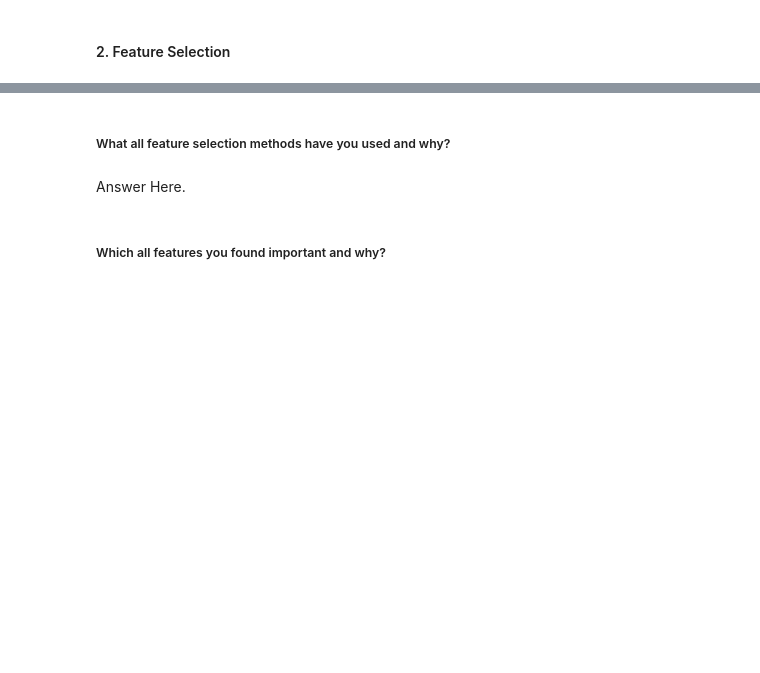
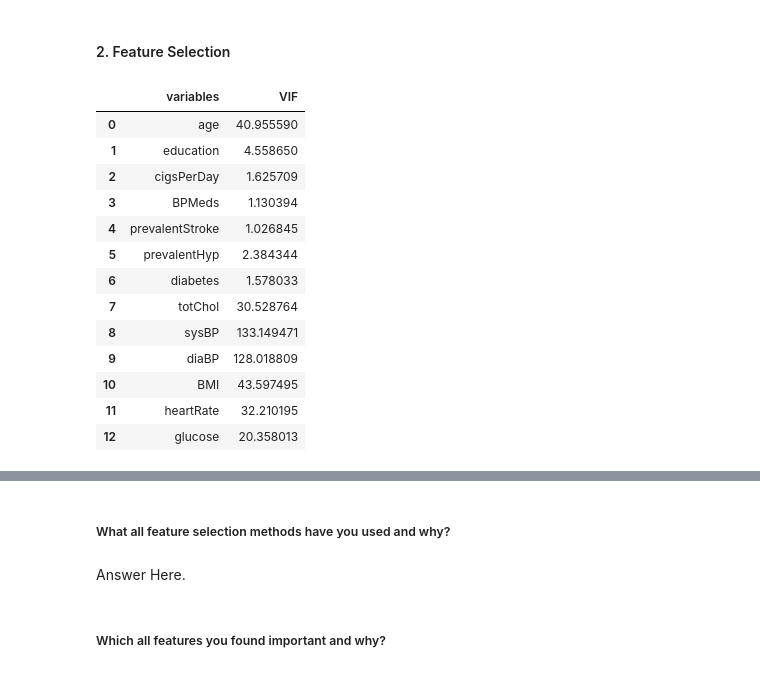
Before and after one commit to Ajay07pandey/Cardiovascular-Risk-Prediction, a Jupyter notebook: Ajay_Cardiovascular_Risk_Prediction.ipynb, the cells around one changed output, grey strips where cells are left out. Cells and saved outputs as stored; diff of their text form; code cells hidden in the pictures; blank space fills up the shorter version.

```diff
--- a/Ajay_Cardiovascular_Risk_Prediction.ipynb
+++ b/Ajay_Cardiovascular_Risk_Prediction.ipynb
@@ -1260,3 +1179,14 @@ Answer Here.
+# %%
+# Defining a function for variance_inflation_factor
+from statsmodels.stats.outliers_influence import variance_inflation_factor
+def calc_vif(X):
+
+    # Calculating VIF
+    vif = pd.DataFrame()
+    vif["variables"] = X.columns
+    vif["VIF"] = [variance_inflation_factor(X.values, i) for i in range(X.shape[1])]
+
+    return(vif)
 # %% [markdown]
 #### 2. Feature Selection
 # %%
@@ -1263,0 +1195,18 @@ Answer Here.
+# %%
+# calculating the vif by excluding some features which are not giving any information
+calc_vif(df[[i for i in df.describe().columns if i not in ['id','TenYearCHD']]])
+# %% [output]
+|  | variables | VIF |
+| 0 | age | 40.955590 |
+| 1 | education | 4.558650 |
+| 2 | cigsPerDay | 1.625709 |
+| 3 | BPMeds | 1.130394 |
+| 4 | prevalentStroke | 1.026845 |
+| 5 | prevalentHyp | 2.384344 |
+| 6 | diabetes | 1.578033 |
+| 7 | totChol | 30.528764 |
+| 8 | sysBP | 133.149471 |
+| 9 | diaBP | 128.018809 |
+| 10 | BMI | 43.597495 |
+| 11 | heartRate | 32.210195 |
+| 12 | glucose | 20.358013 |
```
Also changed, not shown: parts of 26 cells of this notebook.
